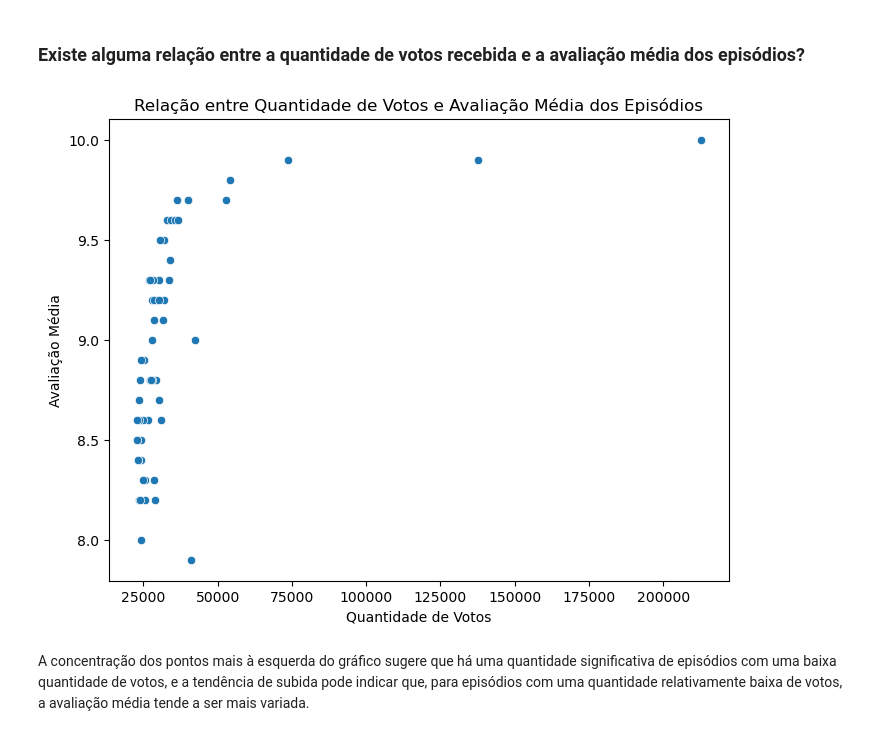
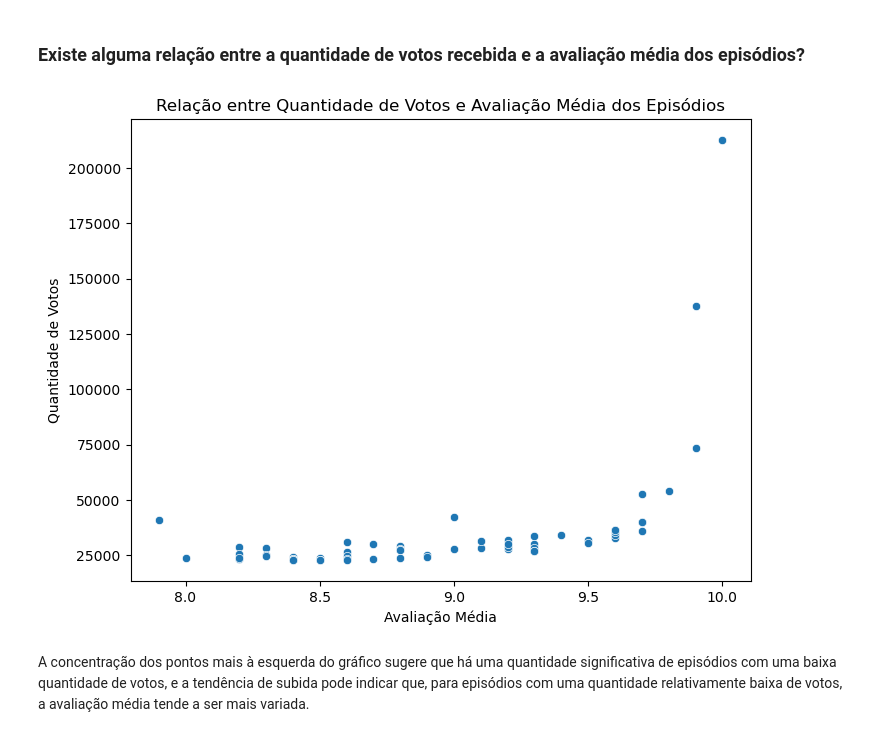
Before and after one commit to mauriciorcs/Relat-rio_de_Analise_de_Series, a Jupyter notebook: relatorio_serie_breaking_bad.ipynb, the cells around one changed output. Saved outputs shown, nothing was run; the diff lists cells and outputs as text; code cells hidden in the pictures.

```diff
--- a/relatorio_serie_breaking_bad.ipynb
+++ b/relatorio_serie_breaking_bad.ipynb
@@ -326,13 +412,13 @@ Analise a relação entre as variáveis referentes a cada episódio. Explore vis
 ### Existe alguma relação entre a quantidade de votos recebida e a avaliação média dos episódios?
 # %%
 plt.figure(figsize=(8, 6))
-sns.scatterplot(data=episodios, x='num_votos', y='avaliacao_media')
+sns.scatterplot(data=episodios, x='avaliacao_media', y='num_votos')
 plt.title('Relação entre Quantidade de Votos e Avaliação Média dos Episódios')
-plt.xlabel('Quantidade de Votos')
-plt.ylabel('Avaliação Média')
+plt.xlabel('Avaliação Média')
+plt.ylabel('Quantidade de Votos')
 plt.show()
 # %% [output]
-[figure, old version]
+[figure, new version]
 # %% [markdown]
 A concentração dos pontos mais à esquerda do gráfico sugere que há uma quantidade significativa de episódios com uma baixa quantidade de votos, e a tendência de subida pode indicar que, para episódios com uma quantidade relativamente baixa de votos, a avaliação média tende a ser mais variada.
 # %% [markdown]
```
Also changed, not shown: parts of 13 cells of this notebook.
